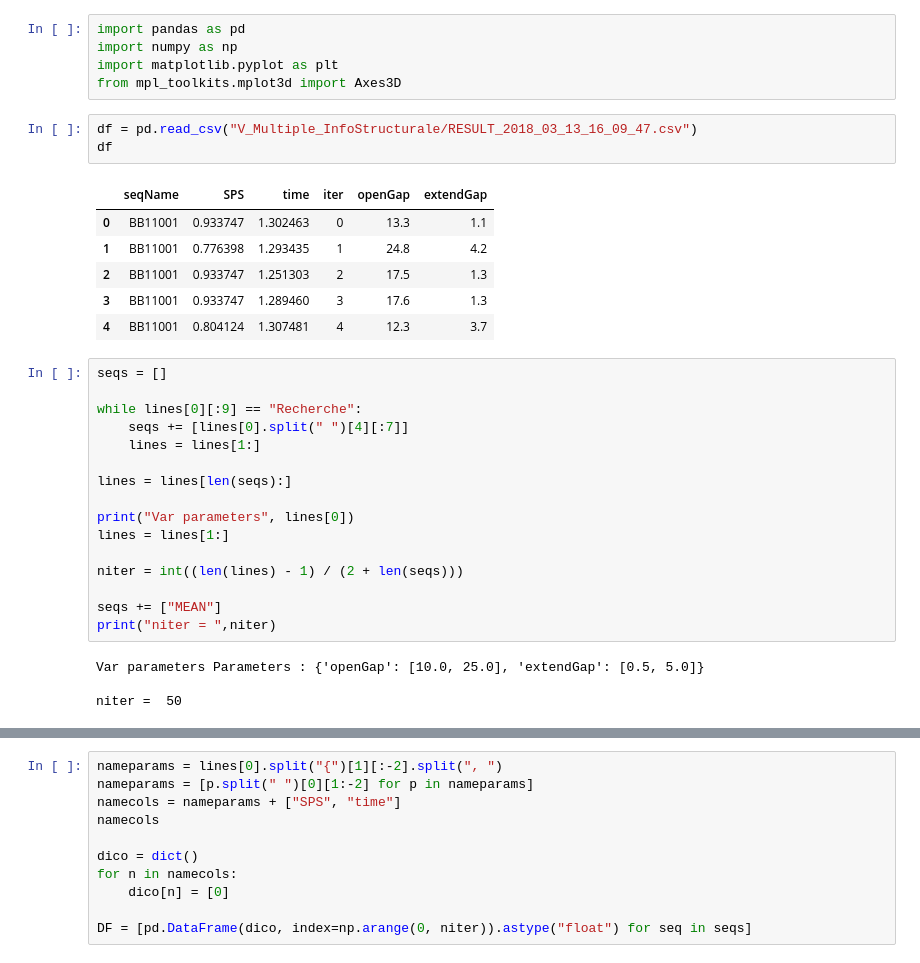
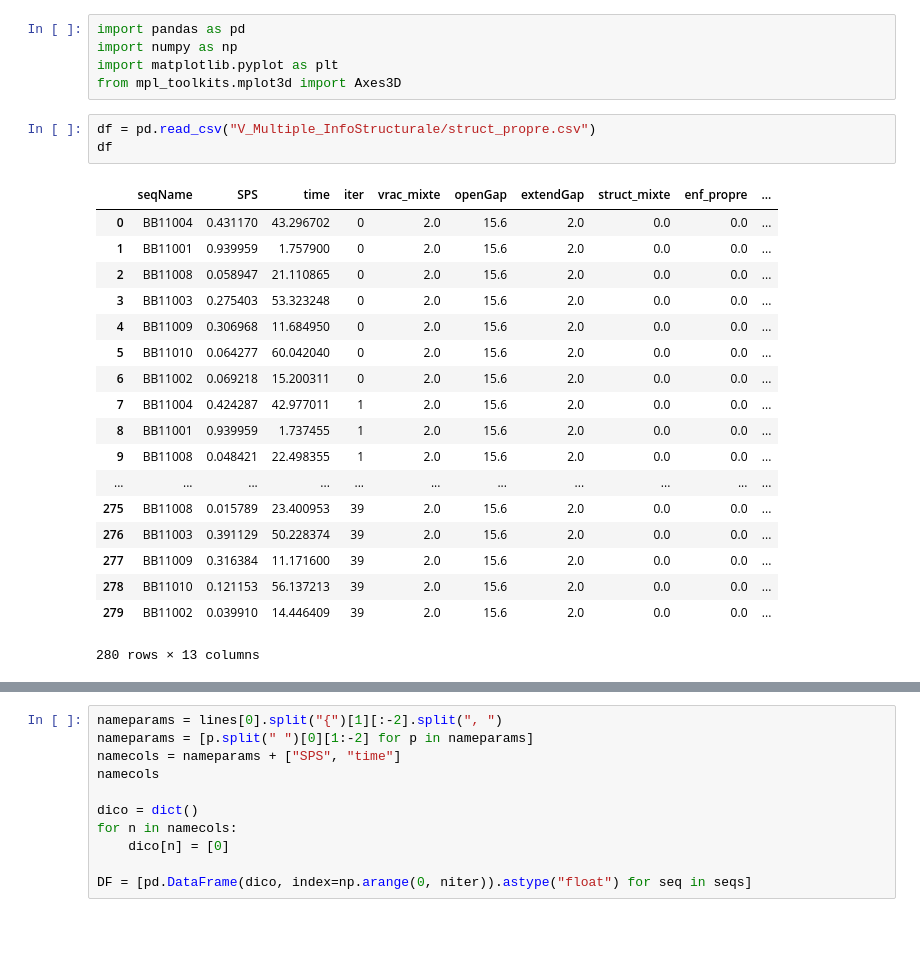
Before and after one commit to mfouda/BIOINF588, a Jupyter notebook: alignements_structuraux/new log analyser.ipynb, the cells around one changed output, grey strips where cells are left out. Saved outputs shown, nothing was run; the diff lists cells and outputs as text; blank space fills up the shorter version.

```diff
--- a/alignements_structuraux/new log analyser.ipynb
+++ b/alignements_structuraux/new log analyser.ipynb
@@ -4,32 +4,24 @@ import numpy as np
 import matplotlib.pyplot as plt
 from mpl_toolkits.mplot3d import Axes3D
 # %%
-df = pd.read_csv("V_Multiple_InfoStructurale/RESULT_2018_03_13_16_09_47.csv")
+df = pd.read_csv("V_Multiple_InfoStructurale/struct_propre.csv")
 df
 # %% [output]
-|  | seqName | SPS | time | iter | openGap | extendGap |
-| 0 | BB11001 | 0.933747 | 1.302463 | 0 | 13.3 | 1.1 |
-| 1 | BB11001 | 0.776398 | 1.293435 | 1 | 24.8 | 4.2 |
-| 2 | BB11001 | 0.933747 | 1.251303 | 2 | 17.5 | 1.3 |
-| 3 | BB11001 | 0.933747 | 1.289460 | 3 | 17.6 | 1.3 |
-| 4 | BB11001 | 0.804124 | 1.307481 | 4 | 12.3 | 3.7 |
+|  | seqName | SPS | time | iter | vrac_mixte | openGap | extendGap | struct_mixte | enf_propre | ... |
+| 0 | BB11004 | 0.431170 | 43.296702 | 0 | 2.0 | 15.6 | 2.0 | 0.0 | 0.0 | ... |
+| 1 | BB11001 | 0.939959 | 1.757900 | 0 | 2.0 | 15.6 | 2.0 | 0.0 | 0.0 | ... |
+| 2 | BB11008 | 0.058947 | 21.110865 | 0 | 2.0 | 15.6 | 2.0 | 0.0 | 0.0 | ... |
+| 3 | BB11003 | 0.275403 | 53.323248 | 0 | 2.0 | 15.6 | 2.0 | 0.0 | 0.0 | ... |
+| 4 | BB11009 | 0.306968 | 11.684950 | 0 | 2.0 | 15.6 | 2.0 | 0.0 | 0.0 | ... |
+| 5 | BB11010 | 0.064277 | 60.042040 | 0 | 2.0 | 15.6 | 2.0 | 0.0 | 0.0 | ... |
+| 6 | BB11002 | 0.069218 | 15.200311 | 0 | 2.0 | 15.6 | 2.0 | 0.0 | 0.0 | ... |
+| 7 | BB11004 | 0.424287 | 42.977011 | 1 | 2.0 | 15.6 | 2.0 | 0.0 | 0.0 | ... |
+| 8 | BB11001 | 0.939959 | 1.737455 | 1 | 2.0 | 15.6 | 2.0 | 0.0 | 0.0 | ... |
+| 9 | BB11008 | 0.048421 | 22.498355 | 1 | 2.0 | 15.6 | 2.0 | 0.0 | 0.0 | ... |
+| ... | ... | ... | ... | ... | ... | ... | ... | ... | ... | ... |
+| 275 | BB11008 | 0.015789 | 23.400953 | 39 | 2.0 | 15.6 | 2.0 | 0.0 | 0.0 | ... |
+| 276 | BB11003 | 0.391129 | 50.228374 | 39 | 2.0 | 15.6 | 2.0 | 0.0 | 0.0 | ... |
+| 277 | BB11009 | 0.316384 | 11.171600 | 39 | 2.0 | 15.6 | 2.0 | 0.0 | 0.0 | ... |
+| 278 | BB11010 | 0.121153 | 56.137213 | 39 | 2.0 | 15.6 | 2.0 | 0.0 | 0.0 | ... |
+| 279 | BB11002 | 0.039910 | 14.446409 | 39 | 2.0 | 15.6 | 2.0 | 0.0 | 0.0 | ... |
+280 rows × 13 columns
-# %%
-seqs = []
-
-while lines[0][:9] == "Recherche":
-    seqs += [lines[0].split(" ")[4][:7]]
-    lines = lines[1:]
-
-lines = lines[len(seqs):]
-
-print("Var parameters", lines[0])
-lines = lines[1:]
-
-niter = int((len(lines) - 1) / (2 + len(seqs)))
-
-seqs += ["MEAN"]
-print("niter = ",niter)
-# %% [output]
-Var parameters Parameters : {'openGap': [10.0, 25.0], 'extendGap': [0.5, 5.0]}
-
-niter =  50
```
Also changed, not shown: parts of 2 cells of this notebook, 3 other files.
